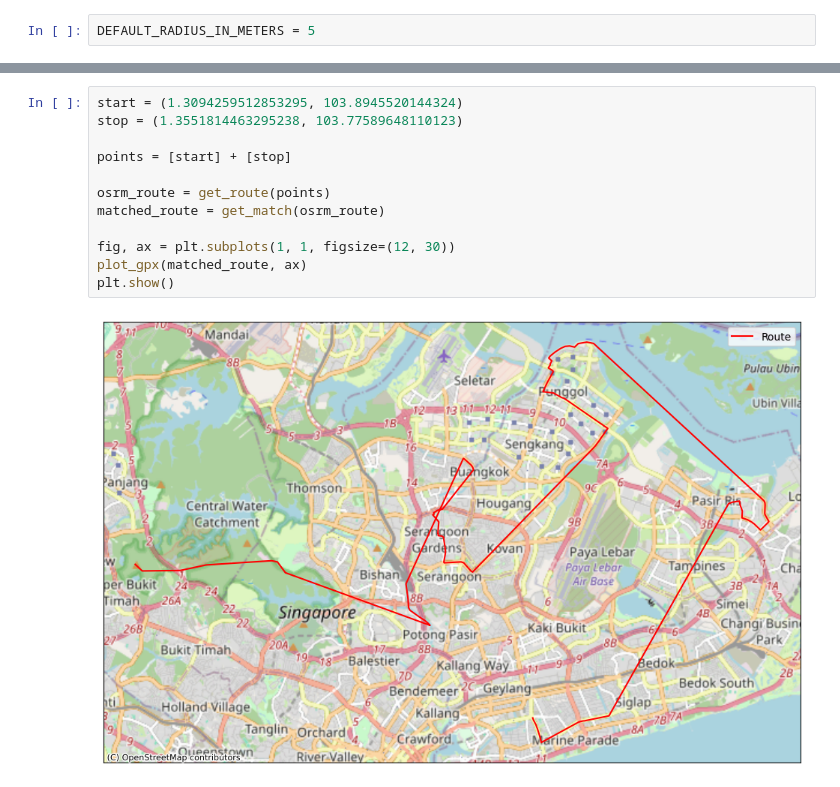
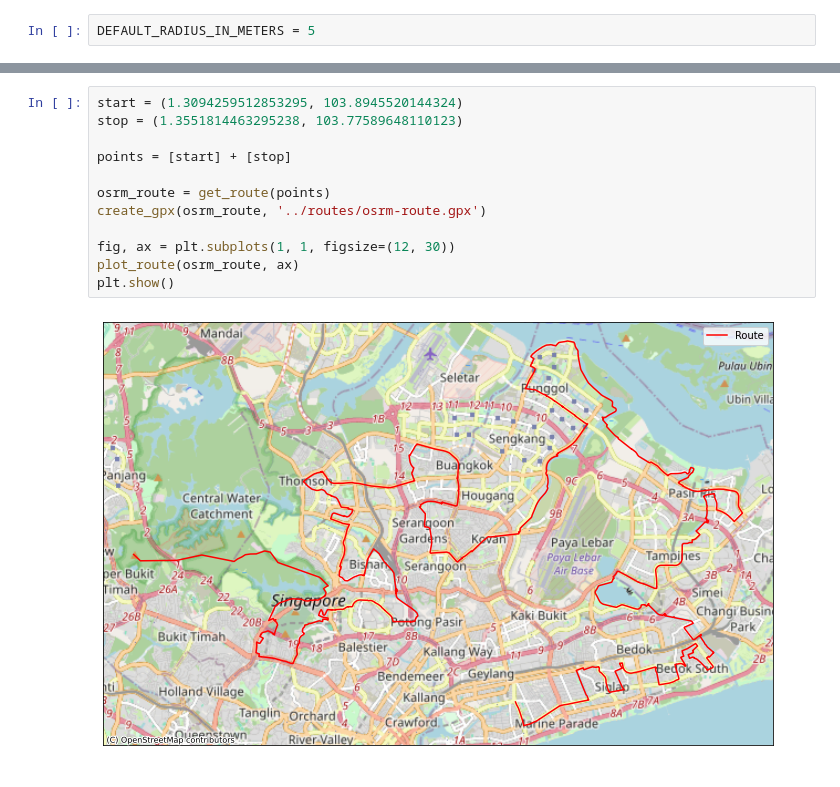
Before and after one commit to evgeniyarbatov/personal-gpx, a Jupyter notebook: notebooks/Query Custom OSM Map.ipynb, the cells around one changed output, grey strips where cells are left out. Cells and saved outputs as stored; diff of their text form.

Commit message:
Works without matching on the same router

```diff
--- a/notebooks/Query Custom OSM Map.ipynb
+++ b/notebooks/Query Custom OSM Map.ipynb
@@ -68,14 +69,14 @@ def plot_gpx(route, ax):
 # %%
 start = (1.3094259512853295, 103.8945520144324)
 stop = (1.3551814463295238, 103.77589648110123)
 
 points = [start] + [stop]
 
 osrm_route = get_route(points)
-matched_route = get_match(osrm_route)
+create_gpx(osrm_route, '../routes/osrm-route.gpx')
 
 fig, ax = plt.subplots(1, 1, figsize=(12, 30))
-plot_gpx(matched_route, ax)
+plot_route(osrm_route, ax)
 plt.show()
 # %% [output]
-[figure, old version]
+[figure, new version]
```
Also changed, not shown: parts of 3 cells of this notebook, 6 other files.
